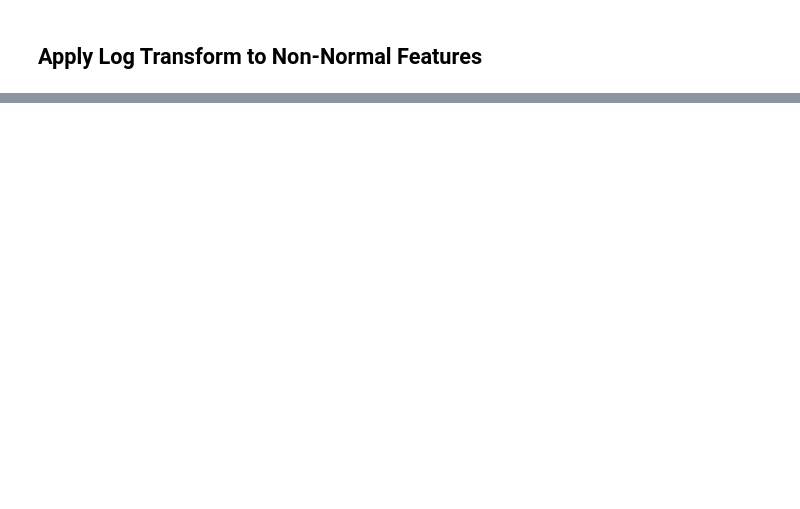
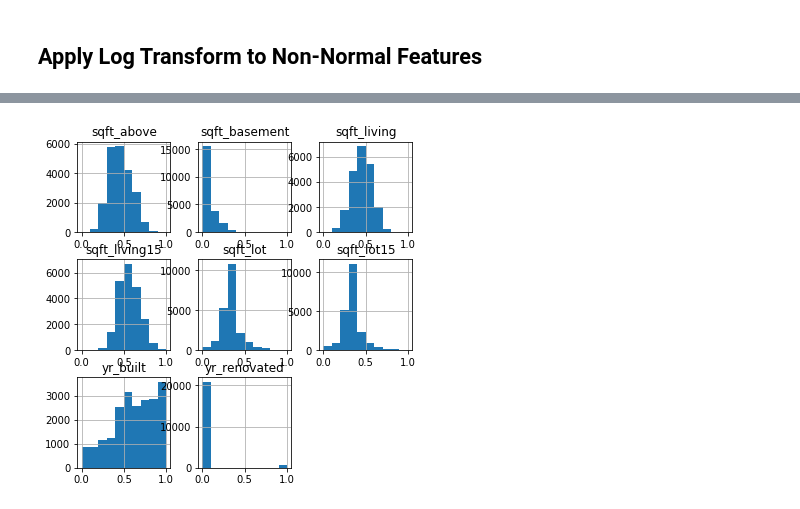
Before and after one commit to andymdc31/flatiron_project1, a Jupyter notebook: flatiron_project1/dsc-v2-mod1-final-project-online-ds-ft-081219/student.ipynb, the cells around one changed output, grey strips where cells are left out. Drawn from its saved outputs; the diff is of its cells as text; code cells hidden in the pictures; blank space fills up the shorter version.

```diff
--- a/flatiron_project1/dsc-v2-mod1-final-project-online-ds-ft-081219/student.ipynb
+++ b/flatiron_project1/dsc-v2-mod1-final-project-online-ds-ft-081219/student.ipynb
@@ -381,0 +488,4 @@ sns.heatmap(imputed_df.corr(), center=0);
+# %%
+df_scaled.hist(figsize=(6,6));
+# %% [output]
+[figure, added]
```
Also changed, not shown: parts of 30 cells of this notebook.
